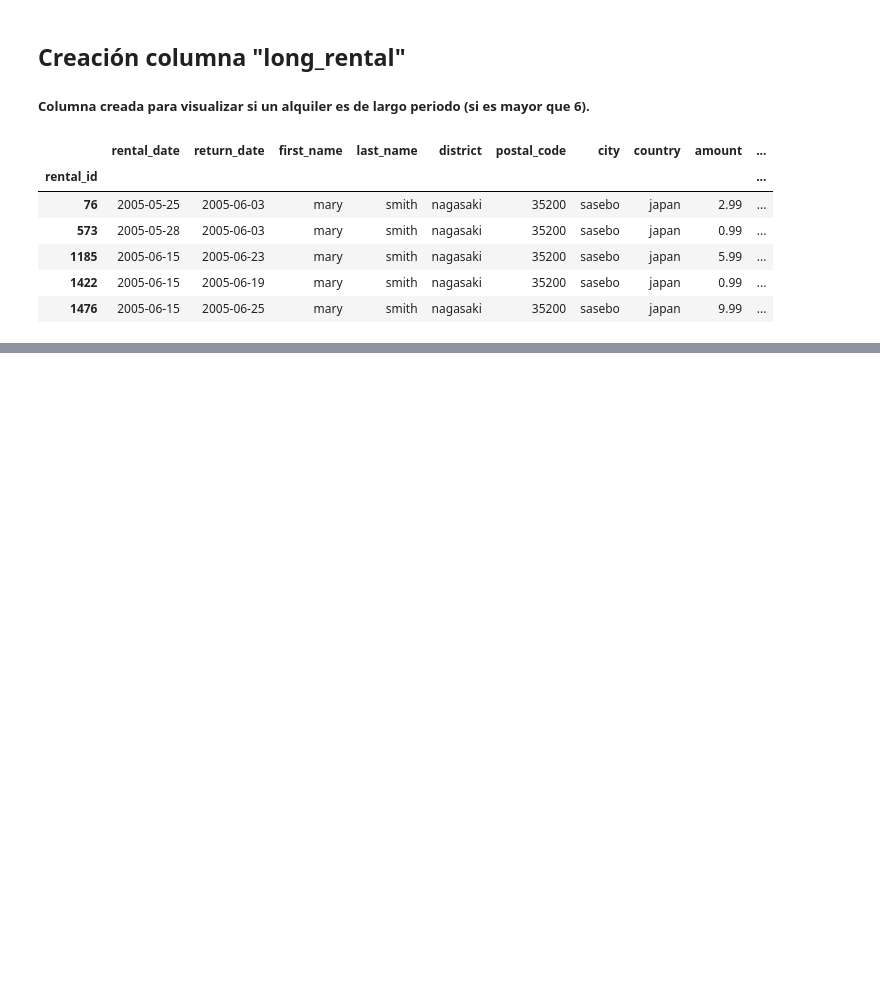
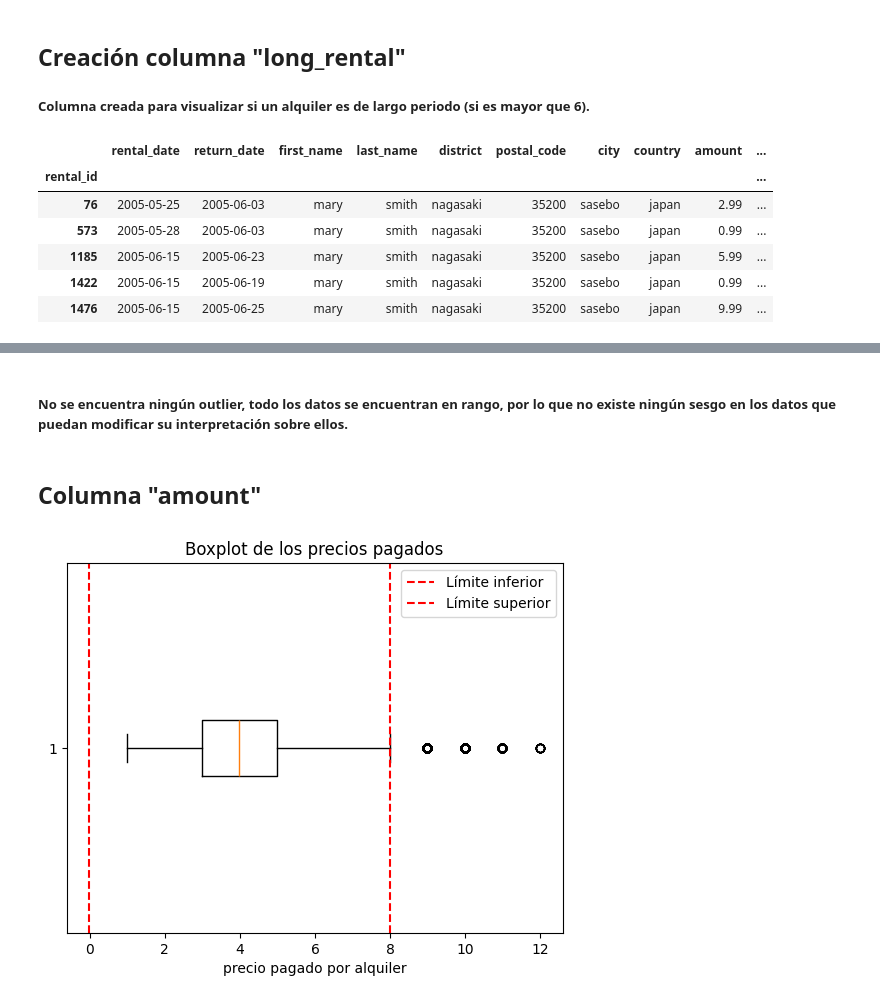
Before and after one commit to JaimeAmuedoJAH/consulta-analisis-datos-sakila, a Jupyter notebook: notebook/ProyectoIII_dataframe1.ipynb, the cells around one changed output, grey strips where cells are left out. Cells and saved outputs as stored; diff of their text form; code cells hidden in the pictures; blank space fills up the shorter version.

```diff
--- a/notebook/ProyectoIII_dataframe1.ipynb
+++ b/notebook/ProyectoIII_dataframe1.ipynb
@@ -128,0 +159,26 @@ df_copy.head()
+# %% [markdown]
+##### No se encuentra ningún outlier, todo los datos se encuentran en rango, por lo que no existe ningún sesgo en los datos que puedan modificar su interpretación sobre ellos.
+# %% [markdown]
+## Columna "amount"
+# %%
+# Cálculo de límites
+Q1 = df_copy['amount'].quantile(0.25)
+Q3 = df_copy['amount'].quantile(0.75)
+IQR = Q3 - Q1
+
+lower_bound = Q1 - 1.5 * IQR
+upper_bound = Q3 + 1.5 * IQR
+# %%
+# Boxplot horizontal
+plt.boxplot(df_copy['amount'], vert=False)
+
+# Líneas de límite inferior y superior
+plt.axvline(lower_bound, color='red', linestyle='--', label='Límite inferior')
+plt.axvline(upper_bound, color='red', linestyle='--', label='Límite superior')
+
+plt.xlabel("precio pagado por alquiler")
+plt.title("Boxplot de los precios pagados")
+plt.legend()
+plt.show()
+# %% [output]
+[figure, added]
```
Also changed, not shown: parts of 7 cells of this notebook.
